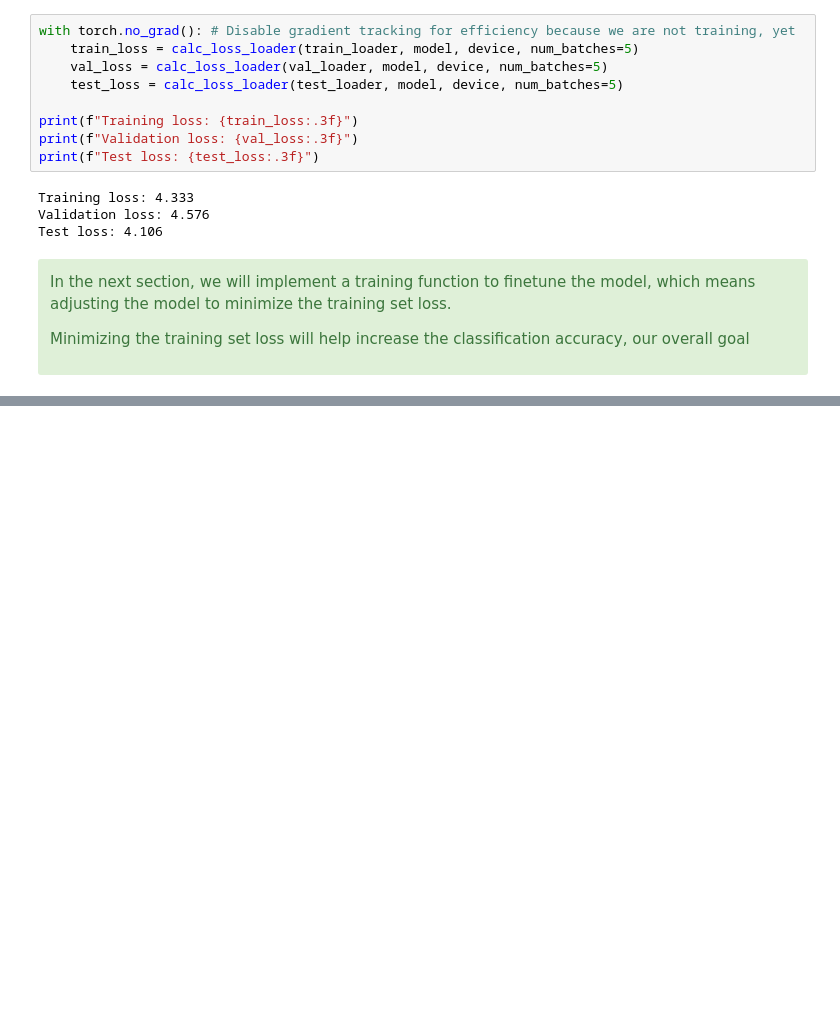
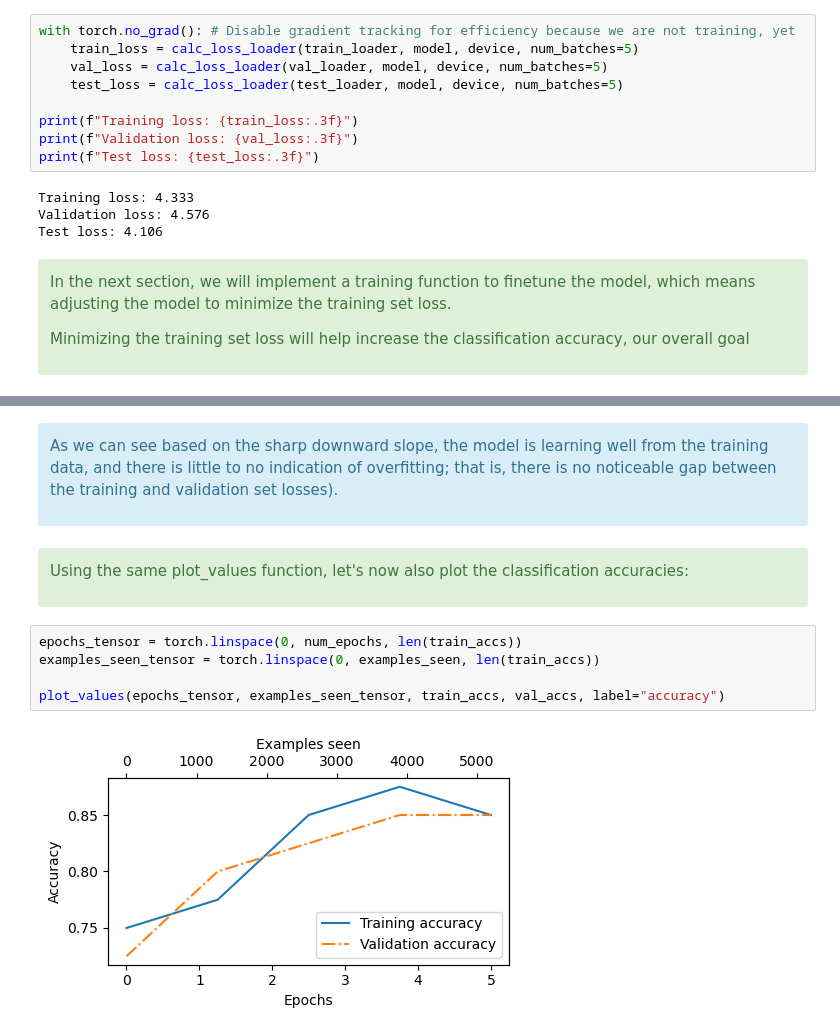
Before and after one commit to Surajgupta001/LLM, a Jupyter notebook: LLM - 35.ipynb, the cells around one changed output, grey strips where cells are left out. Drawn from its saved outputs; the diff is of its cells as text; blank space fills up the shorter version.

```diff
--- a/LLM - 35.ipynb
+++ b/LLM - 35.ipynb
@@ -4251,0 +4433,21 @@ loss will help increase the classification accuracy, our overall goal
+# %% [markdown]
+<div class="alert alert-block alert-info">
+
+As we can see based on the sharp downward slope, the model is learning well
+from the training data, and there is little to no indication of overfitting; that is, there is no
+noticeable gap between the training and validation set losses).
+
+</div>
+# %% [markdown]
+<div class="alert alert-block alert-success">
+
+Using the same plot_values function, let's now also plot the classification accuracies:
+
+</div>
+# %%
+epochs_tensor = torch.linspace(0, num_epochs, len(train_accs))
+examples_seen_tensor = torch.linspace(0, examples_seen, len(train_accs))
+
+plot_values(epochs_tensor, examples_seen_tensor, train_accs, val_accs, label="accuracy")
+# %% [output]
+[figure, added]
```
Also changed, not shown: parts of 29 cells of this notebook, 5 other files.
